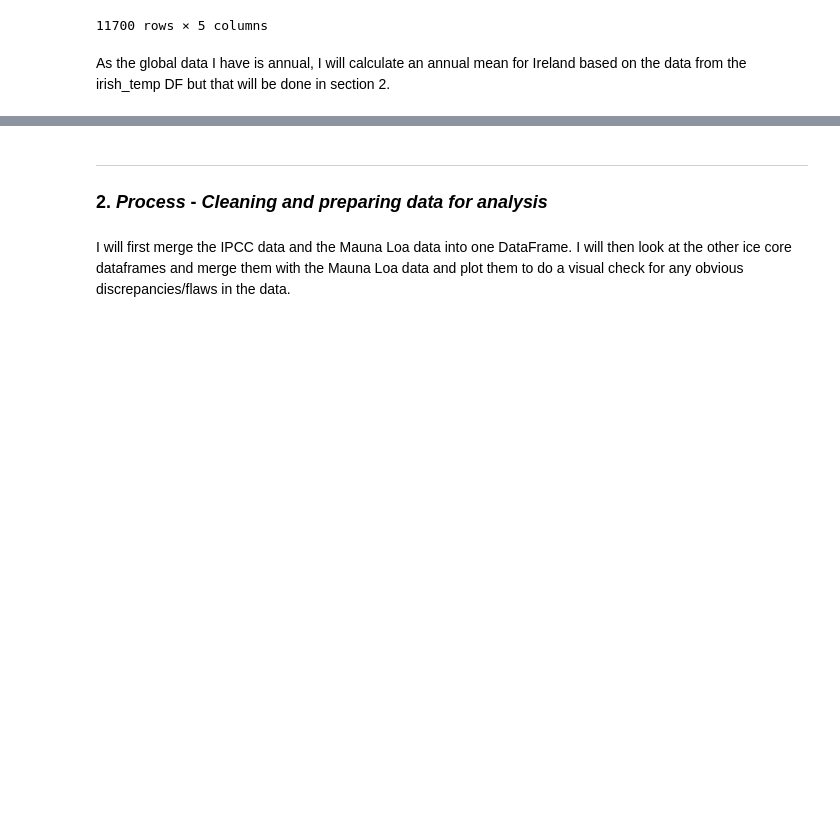
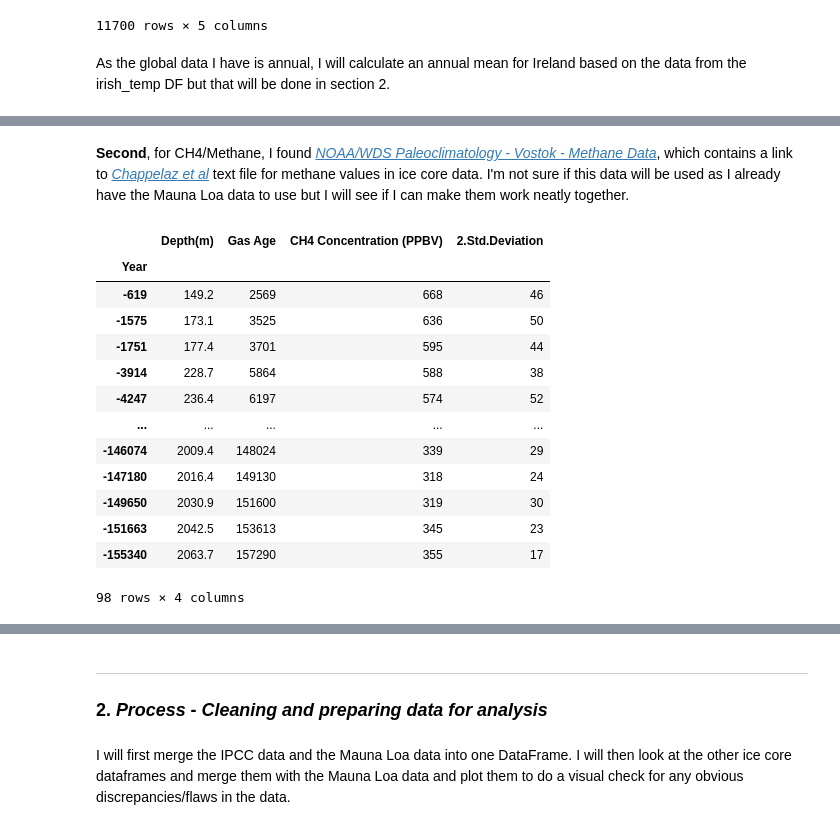
Before and after one commit to turps-pc90/PfDA_ClimateProject, a Jupyter notebook: project.ipynb, the cells around one changed output, grey strips where cells are left out. Saved outputs shown, nothing was run; the diff lists cells and outputs as text; code cells hidden in the pictures; blank space fills up the shorter version.

```diff
--- a/project.ipynb
+++ b/project.ipynb
@@ -278,0 +313,35 @@ As the global data I have is annual, I will calculate an annual mean for Ireland
+# %% [markdown]
+**Second**, for CH4/Methane, I found [*NOAA/WDS Paleoclimatology - Vostok - Methane Data*](https://www.ncei.noaa.gov/access/metadata/landing-page/bin/iso?id=noaa-icecore-2413), which contains a link to [*Chappelaz et al*](https://www.ncei.noaa.gov/pub/data/paleo/icecore/antarctica/vostok/ch4.txt) text file for methane values in ice core data. I'm not sure if this data will be used as I already have the Mauna Loa data to use but I will see if I can make them work neatly together.
+# %%
+# Specify the path to your file
+chap_txt= 'files/ChappellazEtAl_Nature_345_127-131_CH4.txt'
+
+# Manually set the column names
+column_names = ['Depth(m)', 'Gas Age', 'CH4 Concentration (PPBV)', '2.Std.Deviation']
+
+# Read the data into a DataFrame delim_whitespace=True specifies that the data is separated by whitespace.
+# skiprows=6 skips the first 6 rows, which are metadata.
+ch4_ice = pd.read_csv(chap_txt, delim_whitespace=True, skiprows=6, names=column_names)
+
+# Calculating a calendar year column called 'Year'
+ch4_ice['Year'] = 1950 - ch4_ice['Gas Age']
+
+# Set the 'Year' column as the index
+ch4_ice.set_index('Year', inplace=True)
+
+ch4_ice
+# %% [output]
+|  | Depth(m) | Gas Age | CH4 Concentration (PPBV) | 2.Std.Deviation |
+| Year |  |  |  |  |
+| -619 | 149.2 | 2569 | 668 | 46 |
+| -1575 | 173.1 | 3525 | 636 | 50 |
+| -1751 | 177.4 | 3701 | 595 | 44 |
+| -3914 | 228.7 | 5864 | 588 | 38 |
+| -4247 | 236.4 | 6197 | 574 | 52 |
+| ... | ... | ... | ... | ... |
+| -146074 | 2009.4 | 148024 | 339 | 29 |
+| -147180 | 2016.4 | 149130 | 318 | 24 |
+| -149650 | 2030.9 | 151600 | 319 | 30 |
+| -151663 | 2042.5 | 153613 | 345 | 23 |
+| -155340 | 2063.7 | 157290 | 355 | 17 |
+98 rows × 4 columns
```
Also changed, not shown: parts of 11 cells of this notebook, 3 other files.
